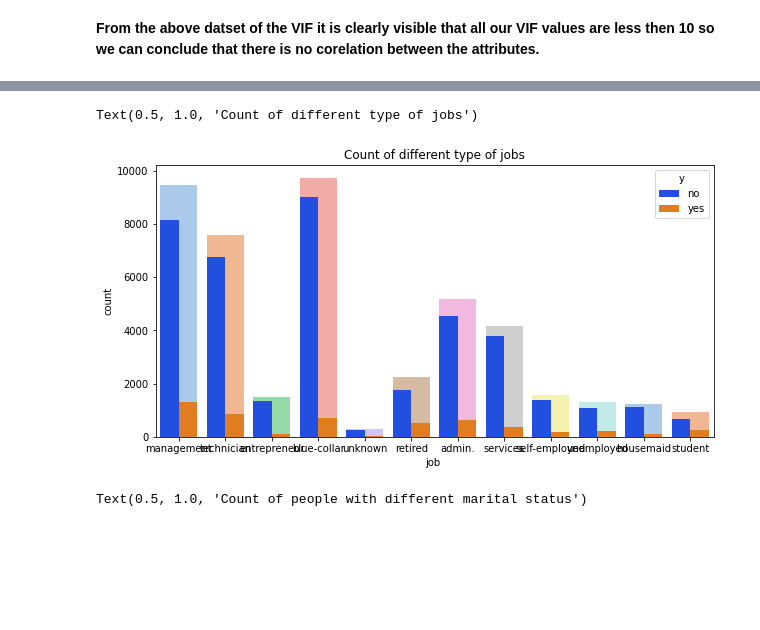
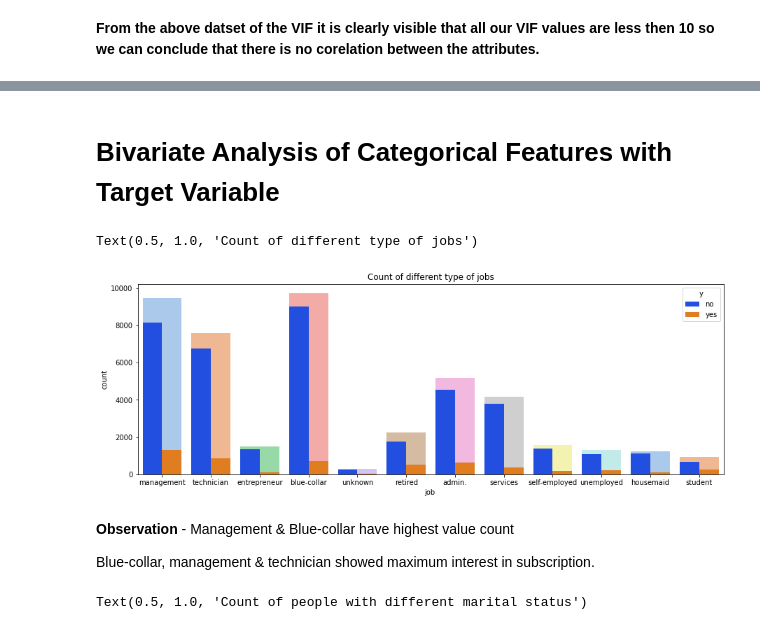
Before and after one commit to PrayagRD/Bank_Marketing_Effectiveness_Prediction-ML_Classification-, a Jupyter notebook: Bank_Marketing_Effectiveness_Prediction_(Classification)_Capstone_Project.ipynb, the cells around one changed output, grey strips where cells are left out. Drawn from its saved outputs; the diff is of its cells as text; code cells hidden in the pictures; blank space fills up the shorter version.

```diff
--- a/Bank_Marketing_Effectiveness_Prediction_(Classification)_Capstone_Project.ipynb
+++ b/Bank_Marketing_Effectiveness_Prediction_(Classification)_Capstone_Project.ipynb
@@ -383,12 +371,18 @@ categorical_features
+# %% [markdown]
+# **Bivariate Analysis of Categorical Features with Target Variable**
 # %%
-# deposit term on the basis of different type of jobs
+# Lets explore the count of accept and reject term deposit on the basis of different type of job
 
-fig, ax = plt.subplots(figsize=(10,5))
+fig, ax = plt.subplots(figsize=(15,5))
 sns.countplot(df.job, ax=ax, palette='pastel')
 sns.countplot(df.job, hue=df.y,ax=ax, palette='bright')
 plt.xlabel('job ')
 plt.title('Count of different type of jobs')
 # %% [output]
 Text(0.5, 1.0, 'Count of different type of jobs')
-[figure, old version]
+[figure, new version]
+# %% [markdown]
+**Observation** - Management & Blue-collar have highest value count
+
+Blue-collar, management & technician showed maximum interest in subscription.
 # %%
```
Also changed, not shown: parts of 41 cells of this notebook.
